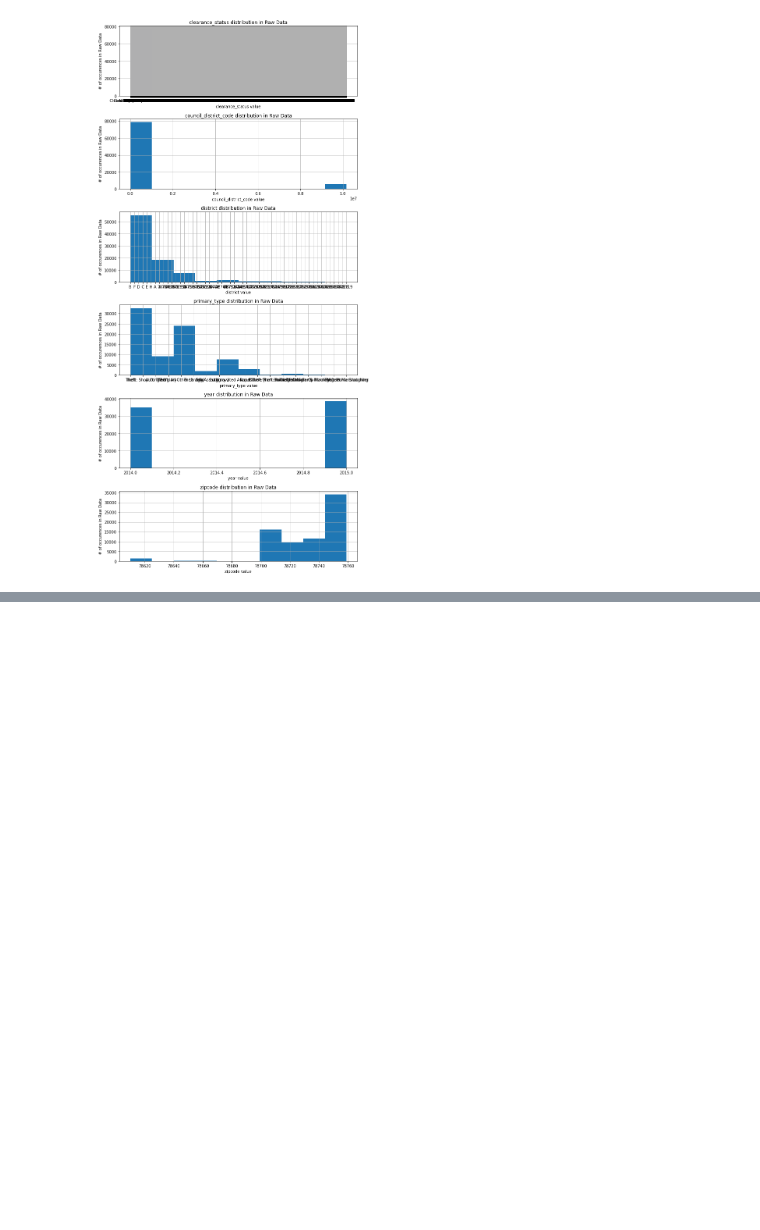
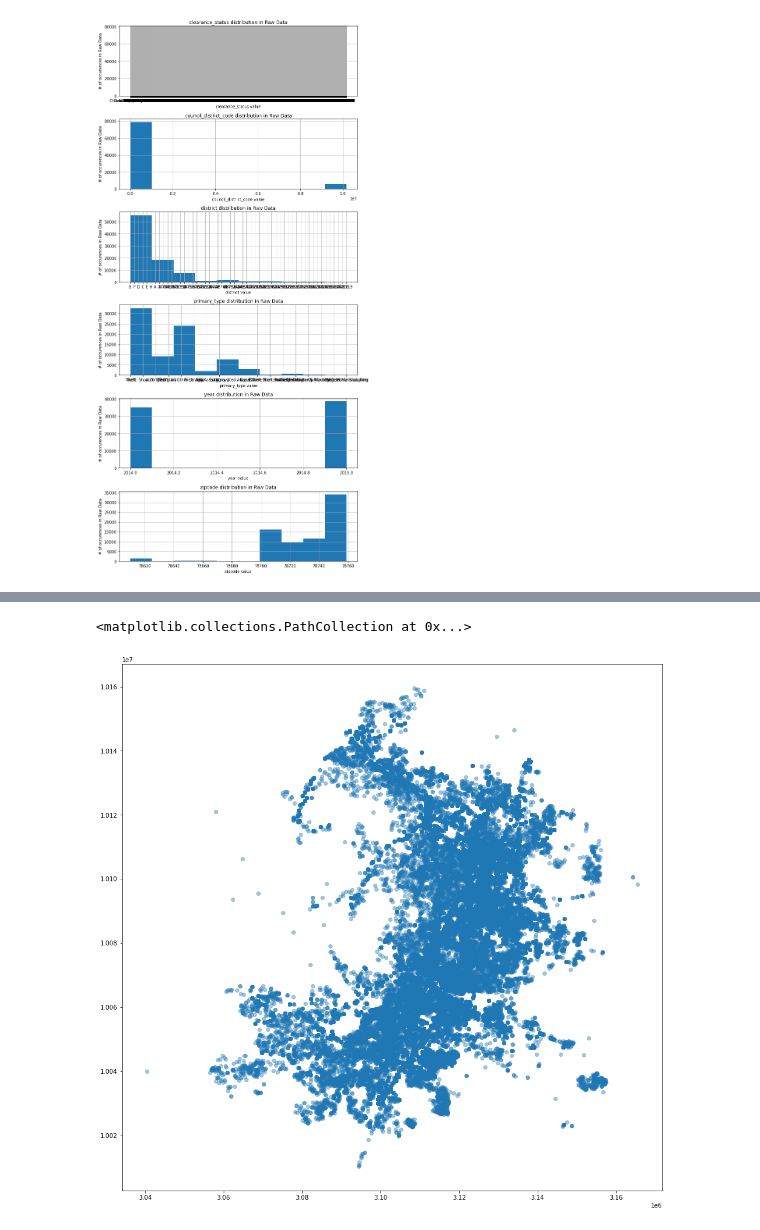
Before and after one commit to qnchenry-q/Crime_Instance_Analysis, a Jupyter notebook: EDA.ipynb, the cells around one changed output, grey strips where cells are left out. Cells and saved outputs as stored; diff of their text form; code cells hidden in the pictures; blank space fills up the shorter version.

```diff
--- a/EDA.ipynb
+++ b/EDA.ipynb
@@ -147,0 +219,4 @@ NameError: name 'pd' is not defined
+# %%
+#create df with full long/lat
+x_y_df = pd.DataFrame(categorized_df[['x_coordinate','y_coordinate']]).dropna()
+x_y_df
@@ -147,0 +292,6 @@ NameError: name 'pd' is not defined
+# %%
+fig, ax = plt.subplots(figsize = (16, 16))
+ax.scatter(x_y_df['x_coordinate'], x_y_df['y_coordinate'], alpha = .4)
+# %% [output]
+<matplotlib.collections.PathCollection at 0x...>
+[figure, added]
```
Also changed, not shown: parts of 22 cells of this notebook, 1 other file.
